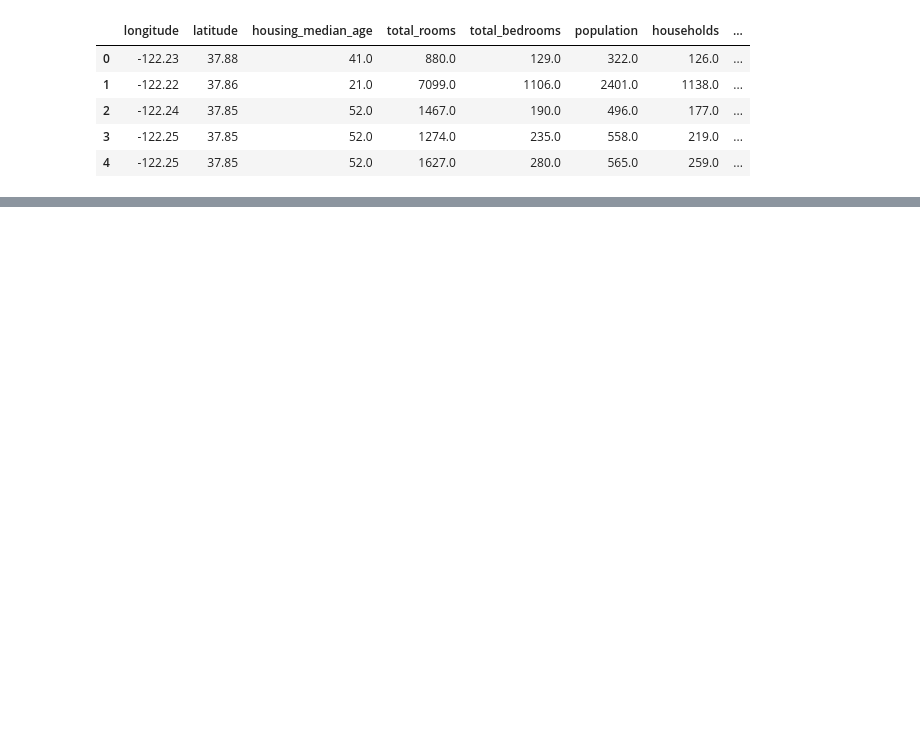
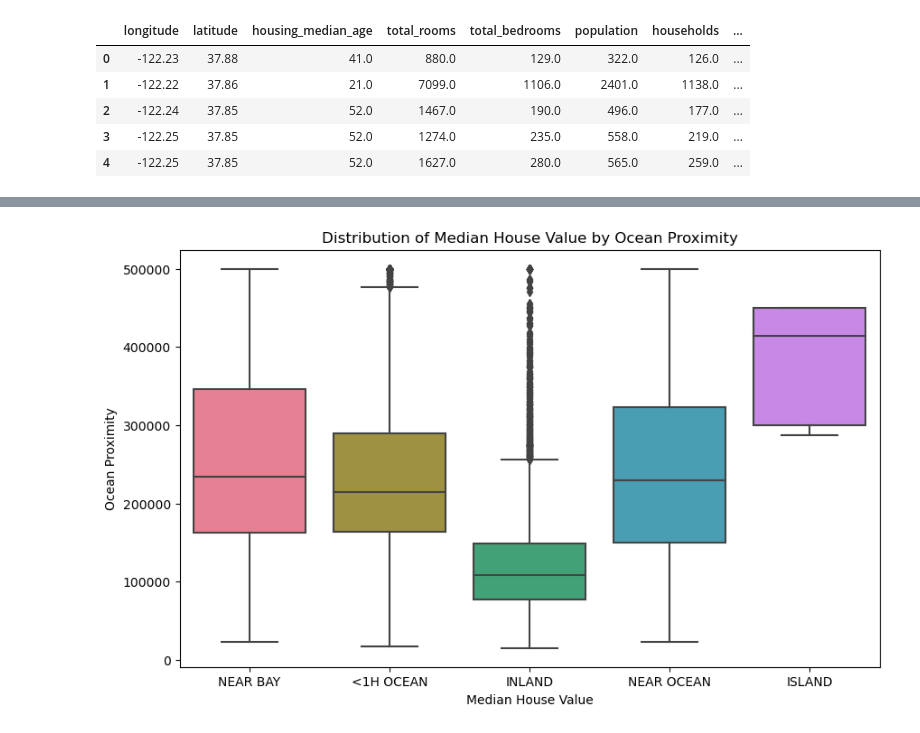
Before and after one commit to pdanninger/dsc_dach, a Jupyter notebook: mlflow_tutorial.ipynb, the cells around one changed output, grey strips where cells are left out. Saved outputs shown, nothing was run; the diff lists cells and outputs as text; code cells hidden in the pictures; blank space fills up the shorter version.

```diff
--- a/mlflow_tutorial.ipynb
+++ b/mlflow_tutorial.ipynb
@@ -47,0 +70,10 @@ house_prices.describe()
+# %%
+# Categorical feature
+plt.figure(figsize=(10, 6))
+sns.boxplot(data=house_prices, x='ocean_proximity', y='median_house_value', orient="v", palette="husl")
+plt.xlabel('Median House Value')
+plt.ylabel('Ocean Proximity')
+plt.title('Distribution of Median House Value by Ocean Proximity')
+plt.show()
+# %% [output]
+[figure, added]
```
Also changed, not shown: parts of 10 cells of this notebook, 2 other files.
